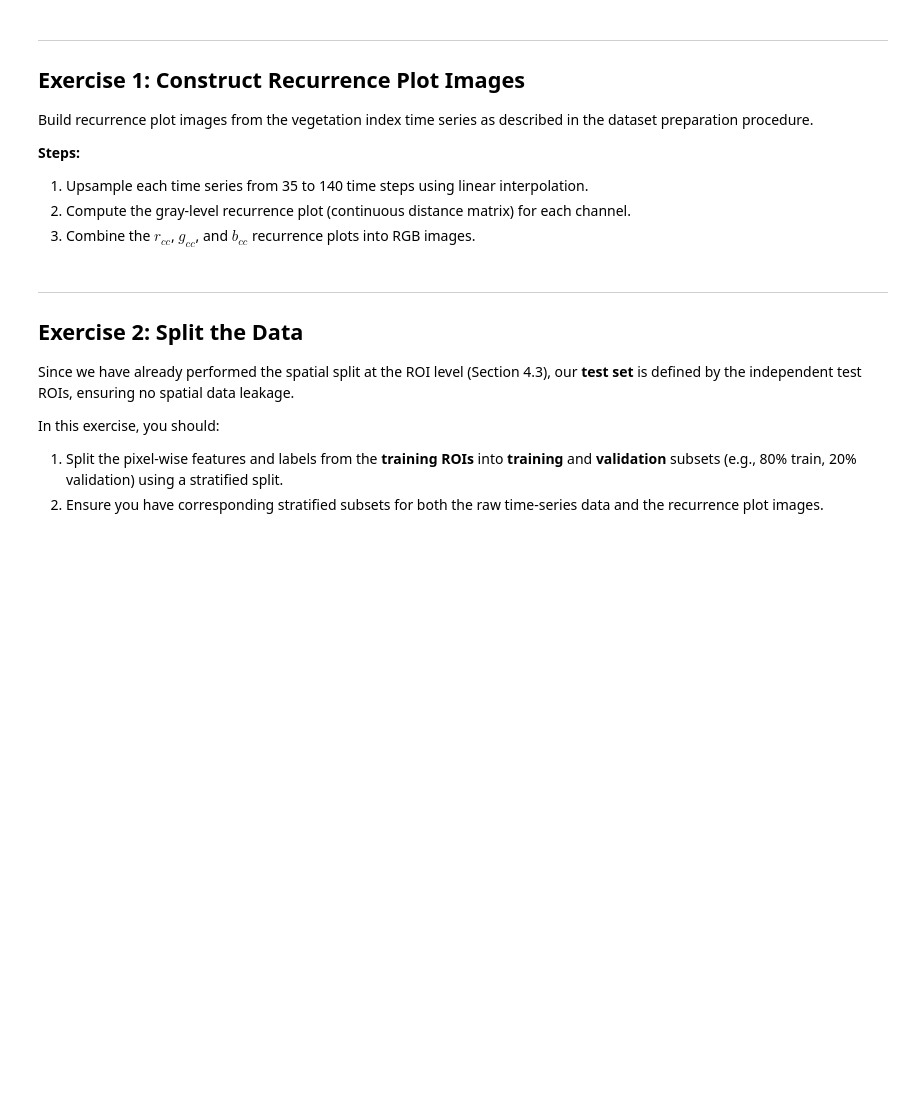
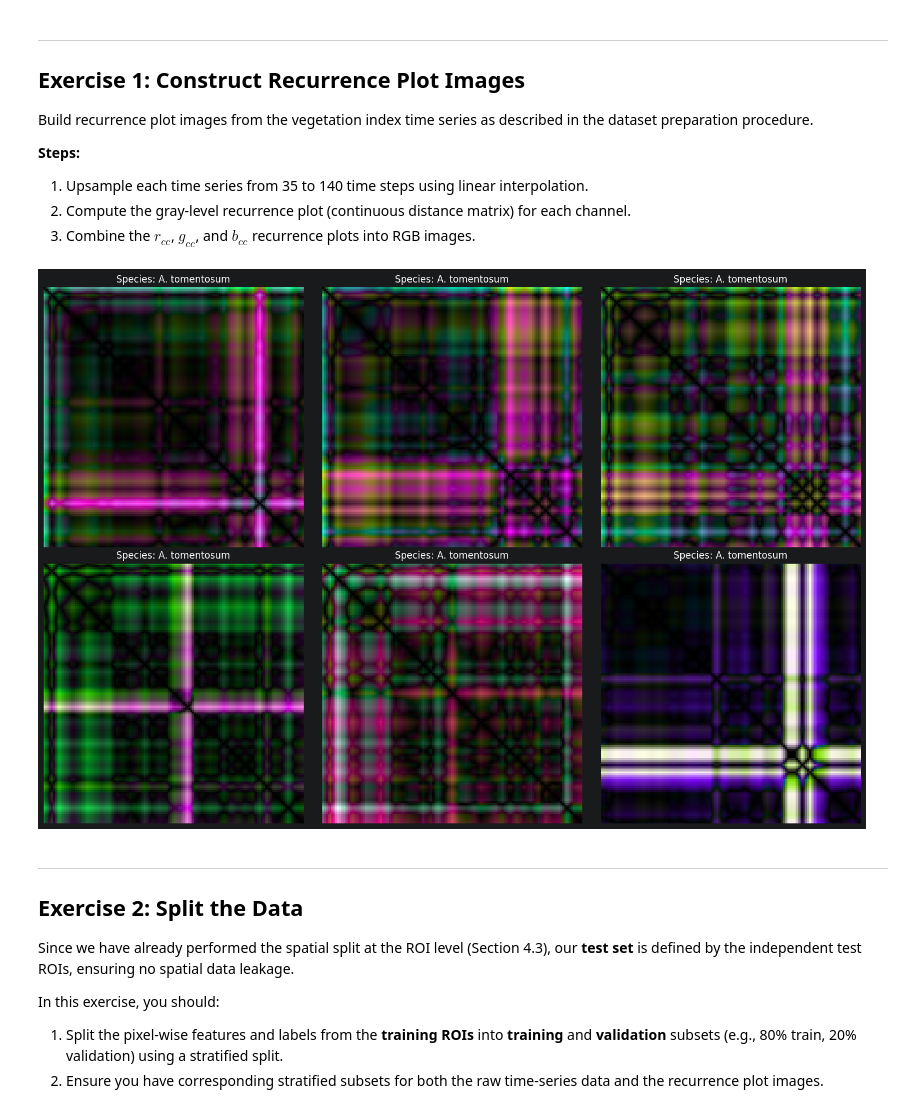
Before and after one commit to Gorkem345/Pixel-wise-Image-Classification-based-on-Time-Series-Image-Representations, a Jupyter notebook: case_notebook_with_data.ipynb, the cells around one changed output. Saved outputs shown, nothing was run; the diff lists cells and outputs as text; code cells hidden in the pictures; blank space fills up the shorter version.

```diff
--- a/case_notebook_with_data.ipynb
+++ b/case_notebook_with_data.ipynb
@@ -109,13 +113,15 @@ IMAGES_DIR = os.path.join(RAW_DIR, "images", "1")
 MASKS_DIR = os.path.join(RAW_DIR, "masks")
 
 # Hour to select for the daily time series (noon)
-SELECTED_HOUR = 6 #gives the best result, add 12 if results for noon are needed
+SELECTED_HOUR = 12 #gives the best result, add 12 if results for noon are needed
 
 CHANNELS_TO_BE_USED_MODE = 0    # 0 -> All 3 channels / 1 -> Red Channel / 2 -> Green Channel / 3 -> Blue Channel / 4 -> Red & Green Channels / 5 -> Green & Blue Channels
 
 USE_SLIDING_WINDOW = False # Turn to True if you want to use sliding window method
 
 USE_HISTOGRAM_FOR_PREDICTION = False # Turn to True if you want to use a histogram instead of the long rp feature vector
+# if histogram is used, pca is not used automatically (because it is not useful to do pca on 96 features
+USE_PCA = False  # Set to False to skip PCA and use raw recurrence plot features
 
 try:
     if CHANNELS_TO_BE_USED_MODE not in range(6):
@@ -777,28 +862,28 @@ def create_rgb_recurrence_plot(r_cc_ts, g_cc_ts, b_cc_ts, upsample=True):
 # building the recurrence plots
 # we are creating histograms of the rp data at a later stage so we don't need these anymore. Uncomment this block and the next one to generate and visualise the old recurrence plots (takes up a lot of storage space)
 
-# rp_images = []  # list of RGB recurrence plot images
-# rp_labels = []  # list of corresponding species labels
+rp_images = []  # list of RGB recurrence plot images
+rp_labels = []  # list of corresponding species labels
 
-# rp_labels = [] #species name for pixel
-# rp_images = [] #recurrence plot for pixel
-# for i, mask in enumerate(all_masks):
-#     roi_ts = chromatic_stack[:, mask["mask"], :]
-#     for px in range(roi_ts.shape[1]):
-#         # r_cc_ts = roi_ts[:, px, 0] #times series extracted from chromatic stack
-#         # g_cc_ts = roi_ts[:, px, 1]
-#         # b_cc_ts = roi_ts[:, px, 2]
-#         # rp_images.append(create_rgb_recurrence_plot(r_cc_ts, g_cc_ts, b_cc_ts))
-#         rp_labels.append(mask["species_class"])
+for i, mask in enumerate(all_masks):
+    roi_ts = chromatic_stack[:, mask["mask"], :]
+    for px in range(roi_ts.shape[1]):
+        r_cc_ts = roi_ts[:, px, 0] #times series extracted from chromatic stack
+        g_cc_ts = roi_ts[:, px, 1]
+        b_cc_ts = roi_ts[:, px, 2]
+        rp_images.append(create_rgb_recurrence_plot(r_cc_ts, g_cc_ts, b_cc_ts))
+        rp_labels.append(mask["species_class"])
 # %%
 # visualising recurrence plots
-# fig, axes = plt.subplots(2, 3, figsize=(15, 10))
-# for i, ax in enumerate(axes.flat):
-#     ax.imshow(rp_images[i])
-#     ax.set_title(f"Species: {SPECIES[rp_labels[i]]}")
-#     ax.axis("off")
-# plt.tight_layout()
-# plt.show()
+fig, axes = plt.subplots(2, 3, figsize=(15, 10))
+for i, ax in enumerate(axes.flat):
+    ax.imshow(rp_images[i])
+    ax.set_title(f"Species: {SPECIES[rp_labels[i]]}")
+    ax.axis("off")
+plt.tight_layout()
+plt.show()
+# %% [output]
+[figure, added]
 # %% [markdown]
 ---
 ## Exercise 2: Split the Data
```
Also changed, not shown: parts of 28 cells of this notebook.
